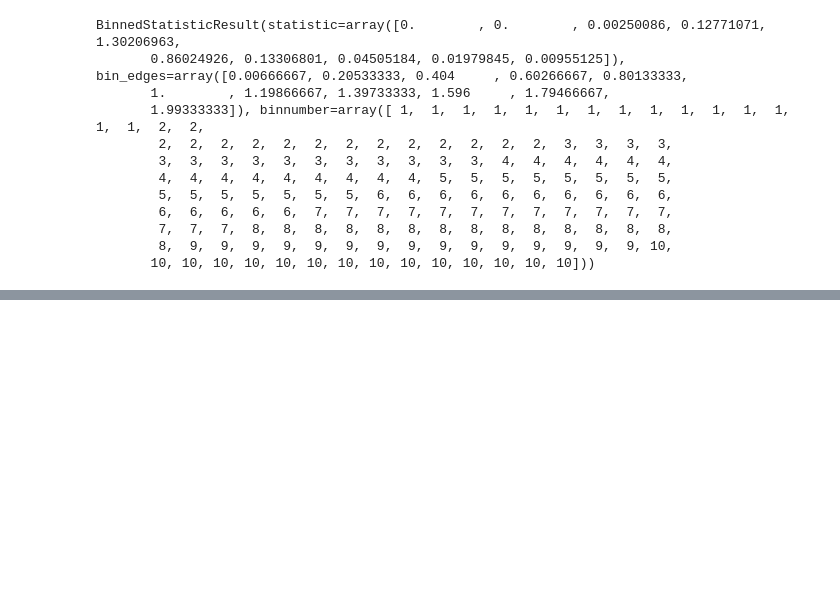
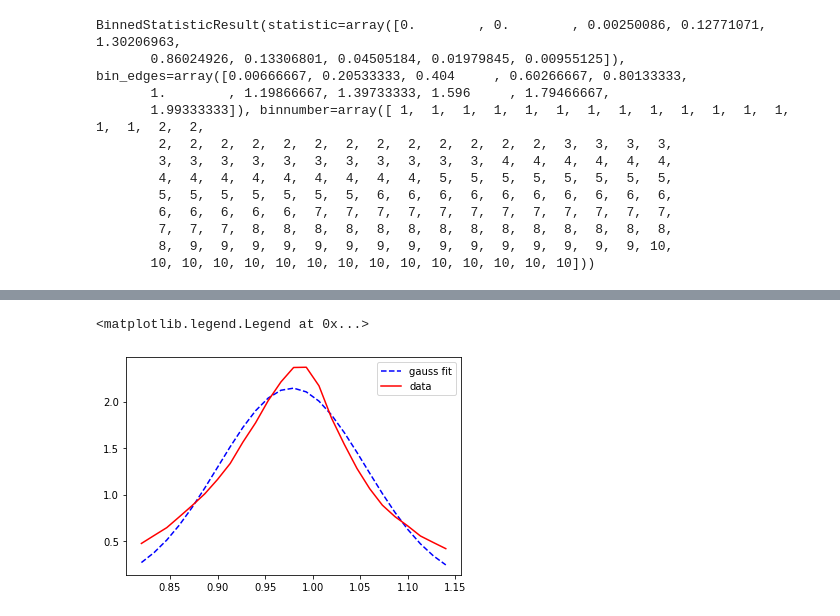
Before and after one commit to mandalaritra1/QJetMassUproot, a Jupyter notebook: Gaussian fit for different pt ranges.ipynb, the cells around one changed output, grey strips where cells are left out. Saved outputs shown, nothing was run; the diff lists cells and outputs as text; code cells hidden in the pictures; blank space fills up the shorter version.

```diff
--- a/Gaussian fit for different pt ranges.ipynb
+++ b/Gaussian fit for different pt ranges.ipynb
@@ -365,2 +357,16 @@ ValueError: x and y must have same first dimension, but have shapes (2,) and (77
 # %%
-hnew.shape
+def gauss(x,  x0, sigma,a):
+    return (a*(1/(sigma*np.sqrt(2*np.pi)))*np.exp(-(x - x0) ** 2 / (2 * sigma ** 2)))
+parameters, covariance = curve_fit(gauss, frac_valuenew, hnew,bounds = ([0.5,0.05,-5],[2,0.3,5]))
+mean = parameters[0]
+sigma = parameters[1]
+const = parameters[2]
+
+fit_dist = gauss(frac_valuenew,mean,sigma,const)
+plt.plot(frac_valuenew,fit_dist,'b--',label = 'gauss fit')
+
+plt.plot(frac_valuenew,hnew, 'r',label = 'data')
+plt.legend()
+# %% [output]
+<matplotlib.legend.Legend at 0x...>
+[figure, added]
```
Also changed, not shown: parts of 11 cells of this notebook.
